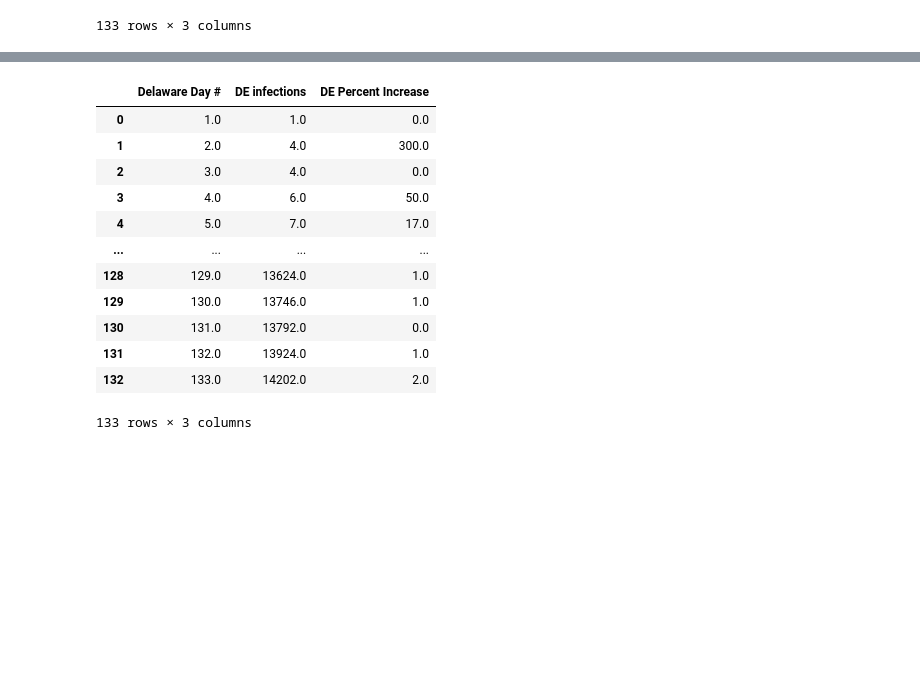
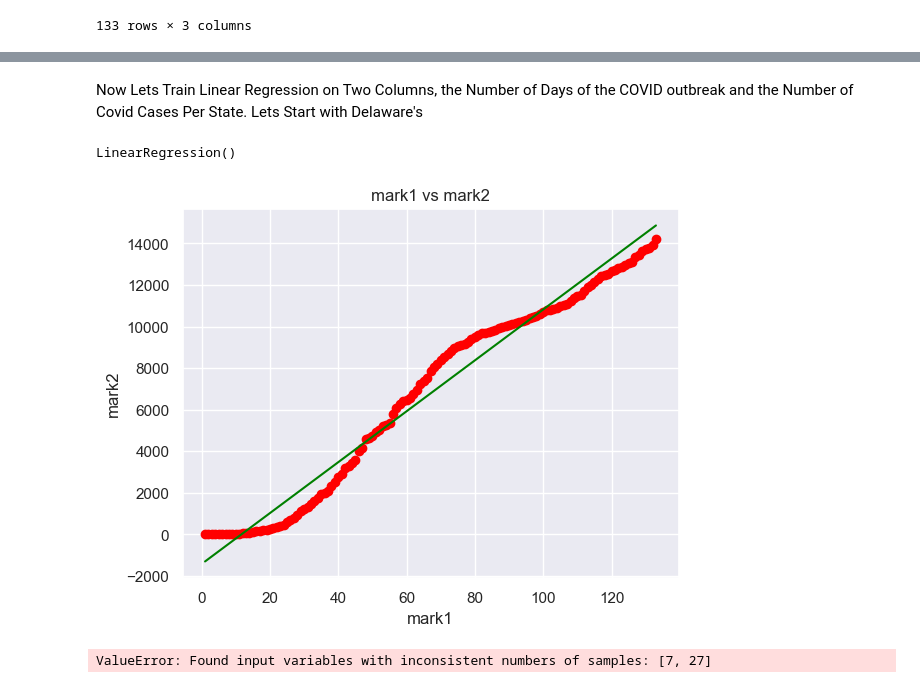
Before and after one commit to mwang840/DelawareCovidDataAnalysis, a Jupyter notebook: Covid19DataVisualization.ipynb, the cells around one changed output, grey strips where cells are left out. Drawn from its saved outputs; the diff is of its cells as text; code cells hidden in the pictures; blank space fills up the shorter version.

```diff
--- a/Covid19DataVisualization.ipynb
+++ b/Covid19DataVisualization.ipynb
@@ -245,16 +248,0 @@ covidPercentIncreaseDelaware = covidData.drop(labels=["MD Day #", "DE increase i
-# %%
-covidPercentIncreaseDelaware
-# %% [output]
-|  | Delaware Day # | DE infections | DE Percent Increase |
-| 0 | 1.0 | 1.0 | 0.0 |
-| 1 | 2.0 | 4.0 | 300.0 |
-| 2 | 3.0 | 4.0 | 0.0 |
-| 3 | 4.0 | 6.0 | 50.0 |
-| 4 | 5.0 | 7.0 | 17.0 |
-| ... | ... | ... | ... |
-| 128 | 129.0 | 13624.0 | 1.0 |
-| 129 | 130.0 | 13746.0 | 1.0 |
-| 130 | 131.0 | 13792.0 | 0.0 |
-| 131 | 132.0 | 13924.0 | 1.0 |
-| 132 | 133.0 | 14202.0 | 2.0 |
-133 rows × 3 columns
@@ -269,0 +249,12 @@ for i in range(1, 134):
+# %% [markdown]
+Now Lets Train Linear Regression on Two Columns, the Number of Days of the COVID outbreak and the Number of Covid Cases Per State. Lets Start with Delaware's
+# %%
+DelawareX = covidData[["Delaware Day #"]]
+DelawareY = covidData[["DE infections"]]
+# %%
+X_train, X_test, y_train, y_test = train_test_split(DelawareX, DelawareY, test_size=7, shuffle=False)
+# %%
+DelawareRegressor = LinearRegression()
+DelawareRegressor.fit(X_train, y_train)
+# %% [output]
+LinearRegression()
@@ -269,0 +263,13 @@ for i in range(1, 134):
+# %%
+plt.scatter(DelawareX, DelawareY, color = 'red')
+plt.plot(DelawareX, DelawareRegressor.predict(DelawareX), color = 'green')
+plt.title('mark1 vs mark2')
+plt.xlabel('mark1')
+plt.ylabel('mark2')
+plt.show()
+# %% [output]
+[figure, added]
+# %%
+y_
+# %% [output]
+ValueError: Found input variables with inconsistent numbers of samples: [7, 27]
```
Also changed, not shown: parts of 18 cells of this notebook, 3 other files.
